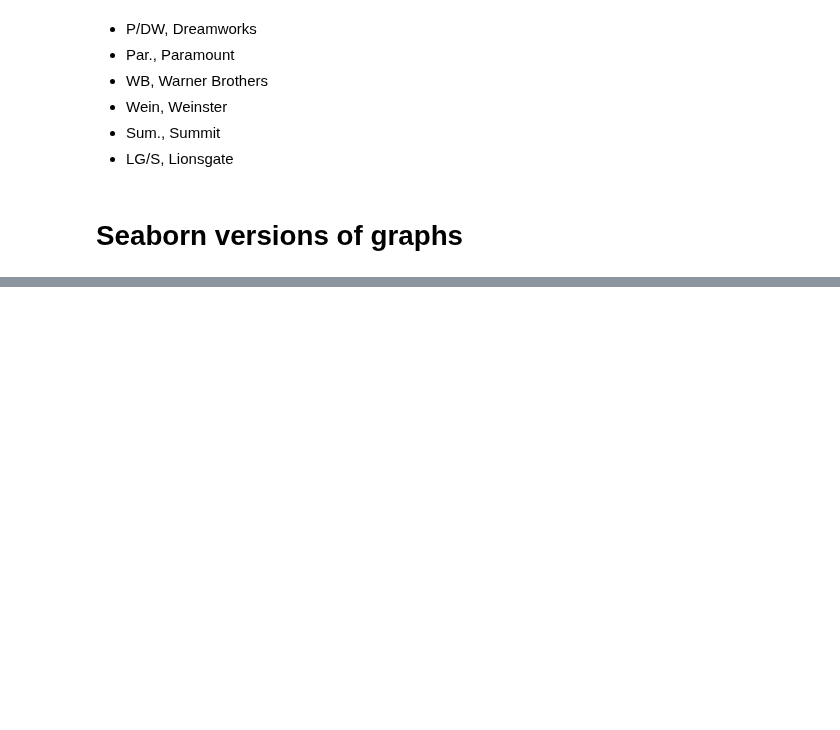
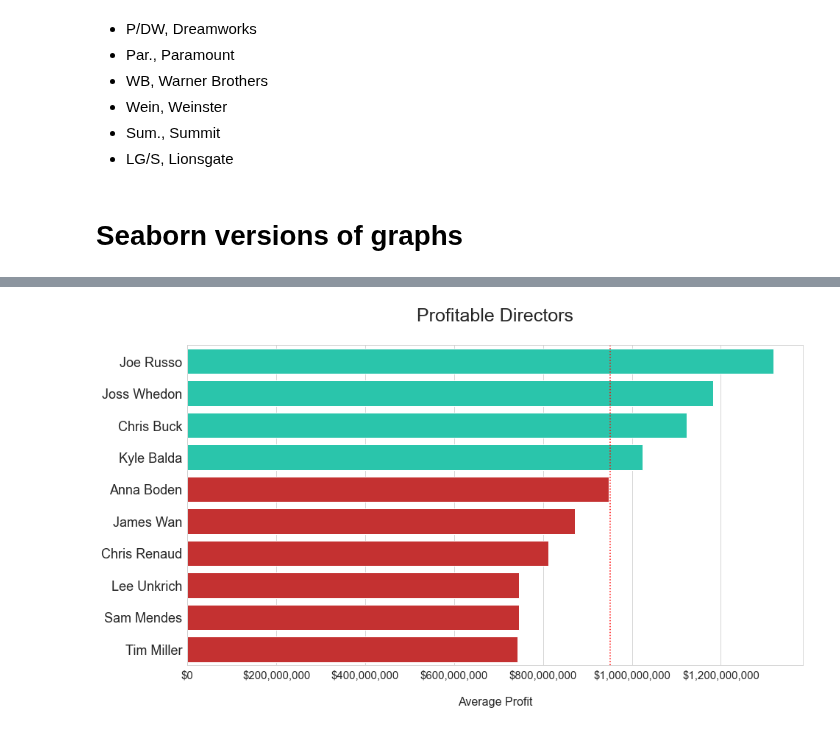
Before and after one commit to dcruzven/Movie-Analysis-Project, a Jupyter notebook: popular_work/David's_Notebook.ipynb, the cells around one changed output, grey strips where cells are left out. Saved outputs shown, nothing was run; the diff lists cells and outputs as text; code cells hidden in the pictures; blank space fills up the shorter version.

```diff
--- a/popular_work/David's_Notebook.ipynb
+++ b/popular_work/David's_Notebook.ipynb
@@ -435,0 +549,2 @@ plt.axvline(gen_mean, color='red', ls='dotted');
+# %%
+tn['ww_profit'] = tn['worldwide_gross'] - tn['production_budget']
@@ -435,0 +560,2 @@ plt.axvline(gen_mean, color='red', ls='dotted');
+# %%
+tn_rel = tn[['movie', 'ww_profit', 'movie year']]
@@ -435,0 +568,2 @@ plt.axvline(gen_mean, color='red', ls='dotted');
+# %%
+profit_dir = clean_dir_df.merge(tn_rel, on='movie year').sort_values(by='ww_profit', ascending=False).drop_duplicates(subset=['movie year'], keep='first')
@@ -435,0 +579,23 @@ plt.axvline(gen_mean, color='red', ls='dotted');
+# %%
+money_dir = profit_dir.groupby('primary_name')['ww_profit'].mean().sort_values()[::-1]
+# %%
+plt.figure(figsize=(15,8))
+sns.set_style('whitegrid')
+
+money_mean = money_dir.values[:10].mean()
+
+colur = np.where(money_dir.values[:10] > money_mean, '#10DFBC', '#dd1818')
+
+axdir = sns.barplot(y=money_dir.index[:10],
+                      x=money_dir.values[:10],
+                      orient='h',
+                      palette=colur)
+axdir.xaxis.set_major_formatter(StrMethodFormatter('${x:,.0f}'))
+plt.title('Profitable Directors\n', fontsize = 25)
+plt.ylabel('')
+plt.xlabel('\nAverage Profit', fontsize = 16)
+plt.yticks(fontsize=18)
+plt.xticks(fontsize=15)
+plt.axvline(money_mean, color='red', ls='dotted');
+# %% [output]
+[figure, added]
```
Also changed, not shown: parts of 24 cells of this notebook.
